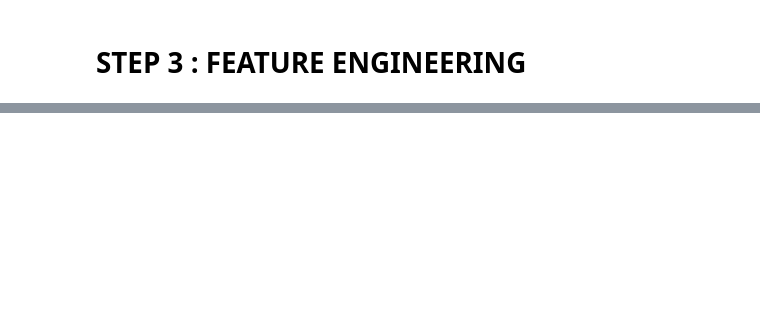
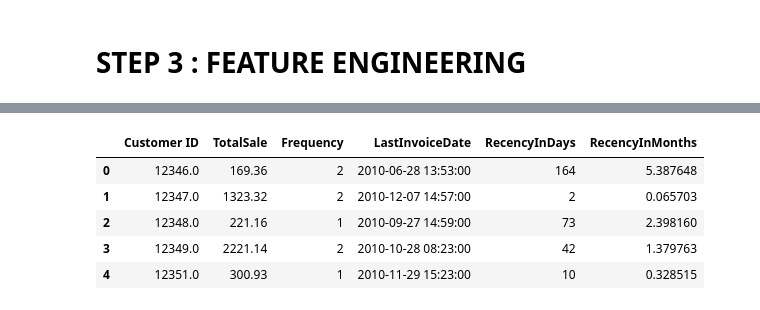
Before and after one commit to pradhans369/Python_and_Data_Science, a Jupyter notebook: 0 ML practice/14_1.ipynb, the cells around one changed output, grey strips where cells are left out. Drawn from its saved outputs; the diff is of its cells as text; code cells hidden in the pictures; blank space fills up the shorter version.

```diff
--- a/0 ML practice/14_1.ipynb
+++ b/0 ML practice/14_1.ipynb
@@ -68,3 +68,26 @@ unique_df.describe()
 | 75% | 16840.000000 | 1704.290000 | 5.000000 | 2010-11-22 11:24:00 |
 | max | 18287.000000 | 349164.350000 | 183.000000 | 2010-12-09 20:01:00 |
 | std | 1699.839258 | 8813.945538 | 7.938017 | NaN |
+# %%
+# finding day and month from the newest date in the data
+
+oldest_invoice_date = unique_df['LastInvoiceDate'].max()
+
+print("OLDERST DATE : ", oldest_invoice_date)
+print()
+
+delta = oldest_invoice_date - unique_df['LastInvoiceDate']
+
+# 1. Total Days
+unique_df['RecencyInDays'] = delta.dt.days
+
+# 2. Total Months (Approximate: 30.44 days per month)
+unique_df['RecencyInMonths'] = delta.dt.days / 30.44
+
+# 3. Total Years (Approximate: 365.25 days per year)
+# unique_df['RecencyInYears'] = delta.dt.days / 365.25
+
+# print(unique_df['RecencyInYears'].max())
+
+unique_df.head()
+# %% [output]
@@ -70,0 +95,6 @@ unique_df.describe()
+|  | Customer ID | TotalSale | Frequency | LastInvoiceDate | RecencyInDays | RecencyInMonths |
+| 0 | 12346.0 | 169.36 | 2 | 2010-06-28 13:53:00 | 164 | 5.387648 |
+| 1 | 12347.0 | 1323.32 | 2 | 2010-12-07 14:57:00 | 2 | 0.065703 |
+| 2 | 12348.0 | 221.16 | 1 | 2010-09-27 14:59:00 | 73 | 2.398160 |
+| 3 | 12349.0 | 2221.14 | 2 | 2010-10-28 08:23:00 | 42 | 1.379763 |
+| 4 | 12351.0 | 300.93 | 1 | 2010-11-29 15:23:00 | 10 | 0.328515 |
```
Also changed, not shown: parts of 6 cells of this notebook, 2 other files.
